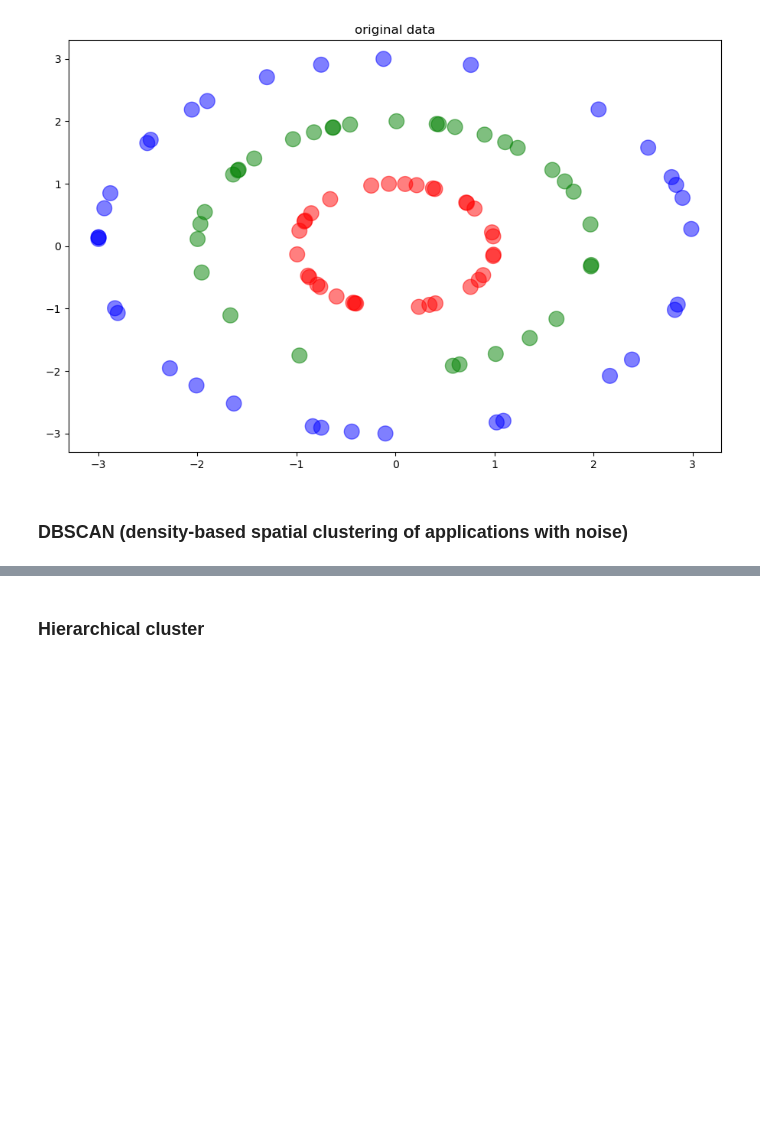
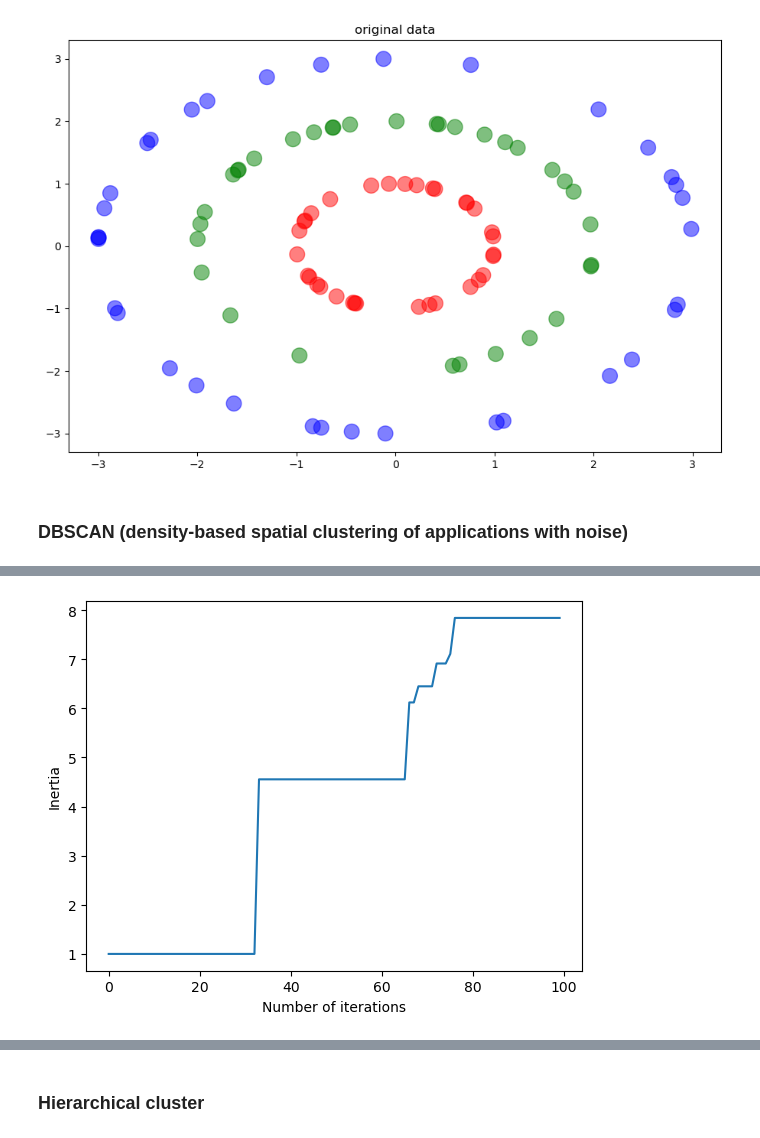
Before and after one commit to roomate/ML_from_scratch, a Jupyter notebook: clustering.ipynb, the cells around one changed output, grey strips where cells are left out. Saved outputs shown, nothing was run; the diff lists cells and outputs as text; code cells hidden in the pictures; blank space fills up the shorter version.

```diff
--- a/clustering.ipynb
+++ b/clustering.ipynb
@@ -281,7 +381,8 @@ plt.scatter(kmean.clusters[3].particles[:,0], kmean.clusters[3].particles[:,1],
 # %% [markdown]
 ### Example
 # %%
-file = open('datasets/pca_datasets', 'rb')
+file = open('data/pca_datasets', 'rb')
+from utils import scatter_label_points
 datasets = pkl.load(file)
 file.close()
 train_set = datasets['dataset_1']['train']
@@ -302,4 +402,8 @@ ici 5
 [figure]
+# %%
+db.plot_history()
+# %% [output]
+[figure, added]
 # %%
 X, y = make_blobs(n_samples=100, n_features=2, centers=5)
 
```
Also changed, not shown: parts of 21 cells of this notebook, 2 other files.
